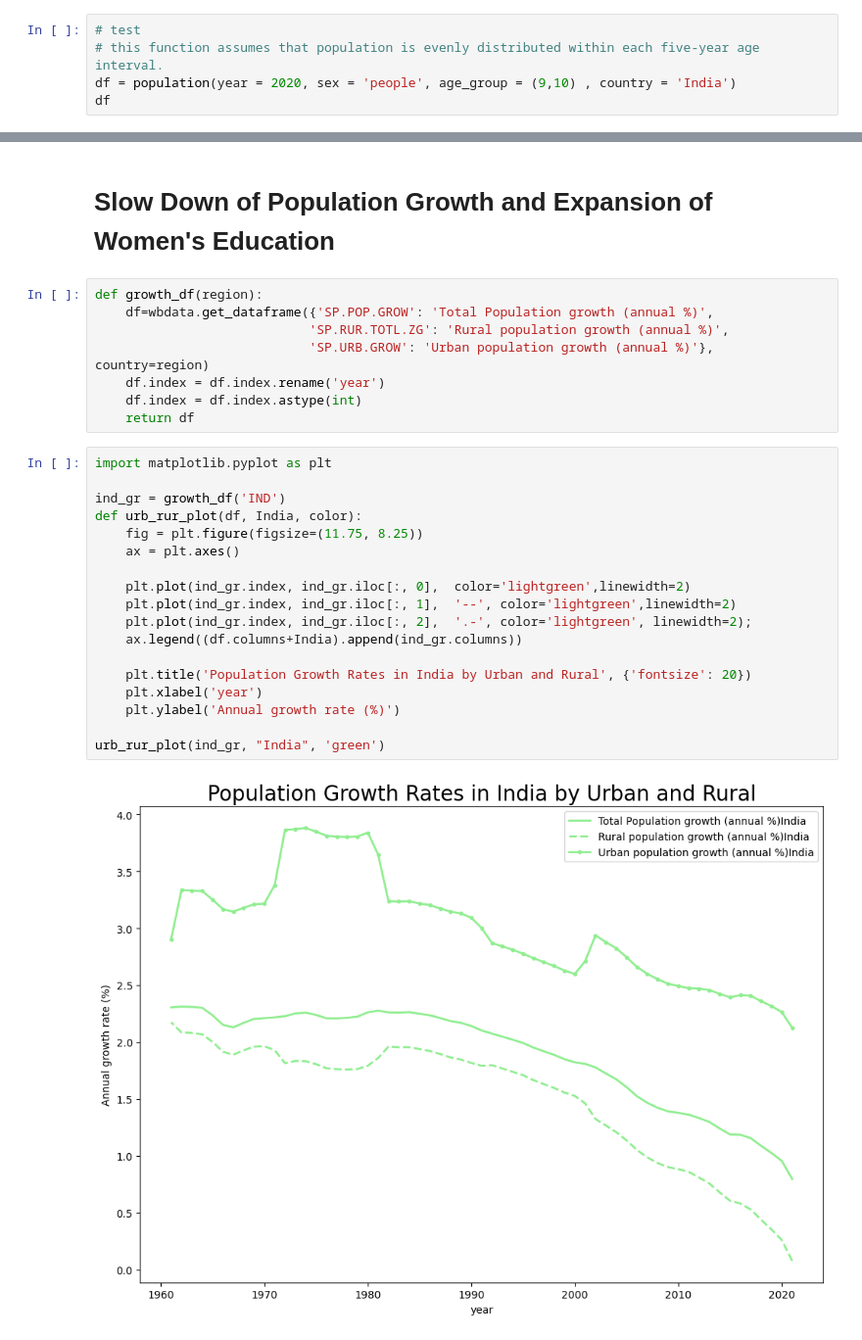
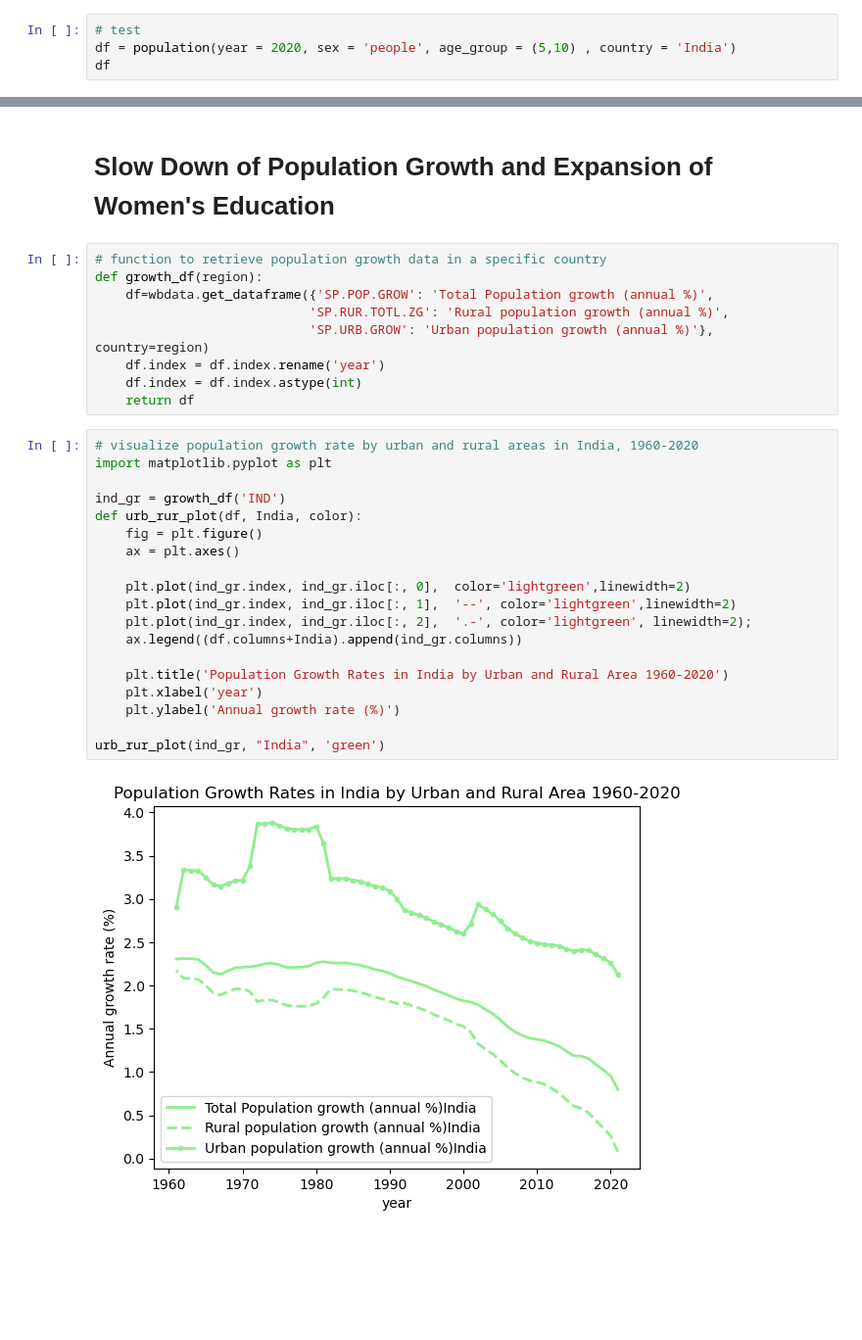
Before and after one commit to hoshiaip/EEP153Blake, a Jupyter notebook: project1.ipynb, the cells around one changed output, grey strips where cells are left out. Shown: that part at 98% size. Cells and saved outputs as stored; diff of their text form; blank space fills up the shorter version.

```diff
--- a/project1.ipynb
+++ b/project1.ipynb
@@ -104,7 +93,6 @@ def population(year, sex, age_group, country):
     return sum
 # %%
 # test
-# this function assumes that population is evenly distributed within each five-year age interval.
-df = population(year = 2020, sex = 'people', age_group = (9,10) , country = 'India')
+df = population(year = 2020, sex = 'people', age_group = (5,10) , country = 'India')
 df
 # %% [output]
@@ -373,6 +331,7 @@ px.scatter(rates,
 # %% [markdown]
 # Slow Down of Population Growth and Expansion of Women's Education
 # %%
+# function to retrieve population growth data in a specific country
 def growth_df(region):
     df=wbdata.get_dataframe({'SP.POP.GROW': 'Total Population growth (annual %)',
                             'SP.RUR.TOTL.ZG': 'Rural population growth (annual %)',
@@ -381,23 +340,24 @@ def growth_df(region):
     df.index = df.index.astype(int)
     return df
 # %%
+# visualize population growth rate by urban and rural areas in India, 1960-2020
 import matplotlib.pyplot as plt
 
 ind_gr = growth_df('IND')
 def urb_rur_plot(df, India, color):
-    fig = plt.figure(figsize=(11.75, 8.25))
+    fig = plt.figure()
     ax = plt.axes()
 
     plt.plot(ind_gr.index, ind_gr.iloc[:, 0],  color='lightgreen',linewidth=2)
     plt.plot(ind_gr.index, ind_gr.iloc[:, 1],  '--', color='lightgreen',linewidth=2)
     plt.plot(ind_gr.index, ind_gr.iloc[:, 2],  '.-', color='lightgreen', linewidth=2);
     ax.legend((df.columns+India).append(ind_gr.columns))
 
-    plt.title('Population Growth Rates in India by Urban and Rural', {'fontsize': 20})
+    plt.title('Population Growth Rates in India by Urban and Rural Area 1960-2020')
     plt.xlabel('year')
     plt.ylabel('Annual growth rate (%)')
 
 urb_rur_plot(ind_gr, "India", 'green')
 # %% [output]
-[figure, old version]
+[figure, new version]
 # %%
```
Also changed, not shown: parts of 21 cells of this notebook.
